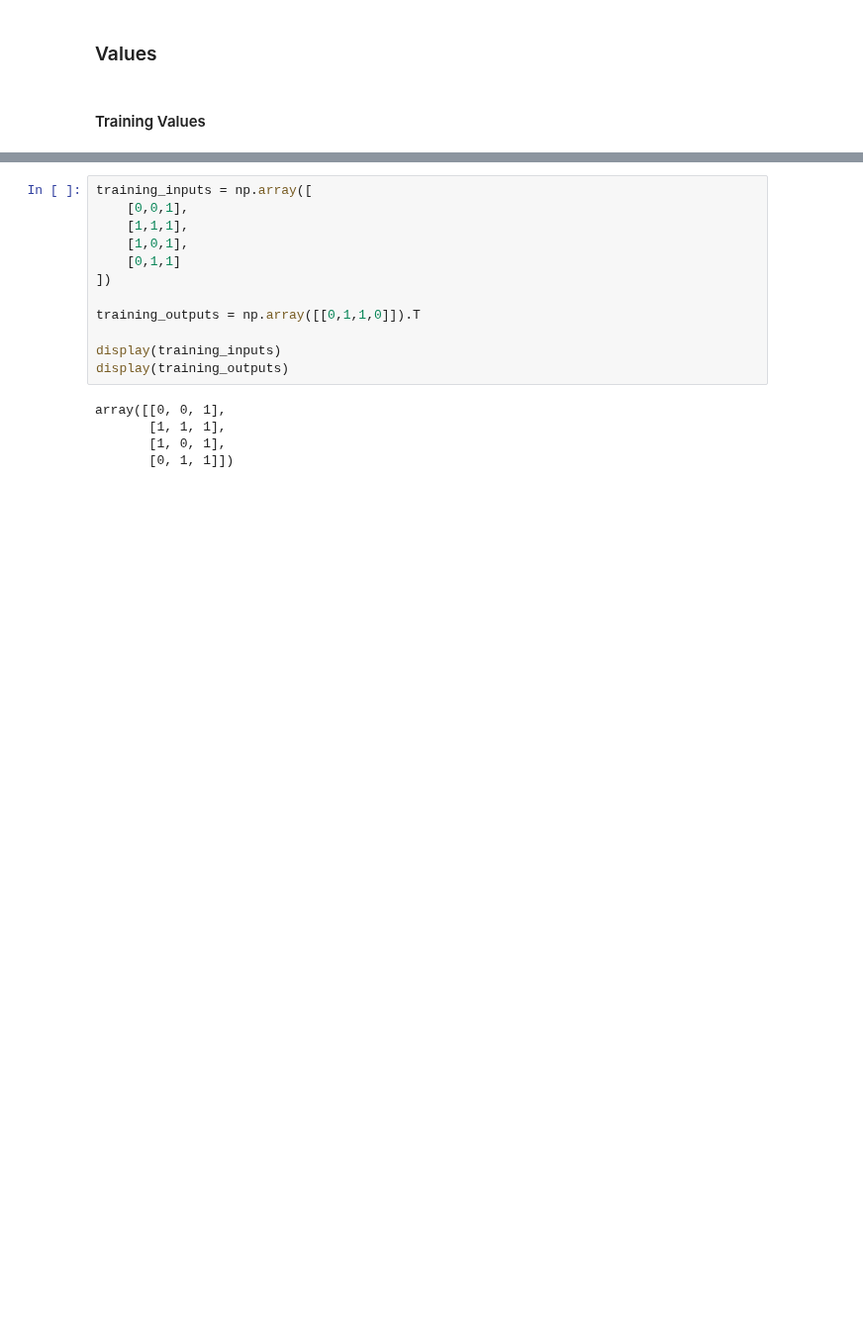
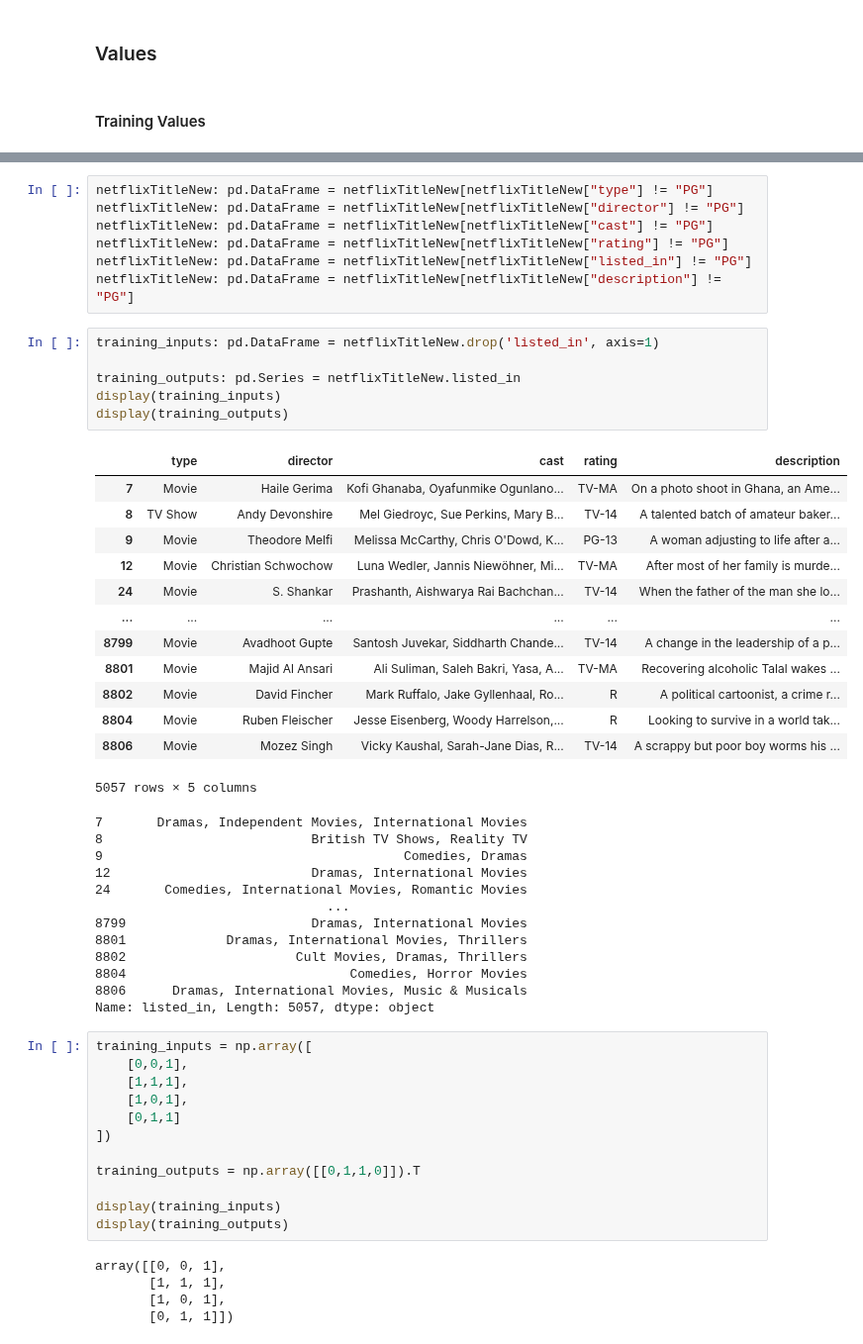
Before and after one commit to Fedezafran1/TP-Chona, a Jupyter notebook: tp2/SNN.ipynb, the cells around one changed output, grey strips where cells are left out. Shown at 99% size. Drawn from its saved outputs; the diff is of its cells as text; blank space fills up the shorter version.

```diff
--- a/tp2/SNN.ipynb
+++ b/tp2/SNN.ipynb
@@ -88,3 +78,42 @@ AttributeError: module 'pandas' has no attribute 'read_dumies'
+# %%
+netflixTitleNew: pd.DataFrame = netflixTitleNew[netflixTitleNew["type"] != "PG"]
+netflixTitleNew: pd.DataFrame = netflixTitleNew[netflixTitleNew["director"] != "PG"]
+netflixTitleNew: pd.DataFrame = netflixTitleNew[netflixTitleNew["cast"] != "PG"]
+netflixTitleNew: pd.DataFrame = netflixTitleNew[netflixTitleNew["rating"] != "PG"]
+netflixTitleNew: pd.DataFrame = netflixTitleNew[netflixTitleNew["listed_in"] != "PG"]
+netflixTitleNew: pd.DataFrame = netflixTitleNew[netflixTitleNew["description"] != "PG"]
+# %%
+training_inputs: pd.DataFrame = netflixTitleNew.drop('listed_in', axis=1)
+
+training_outputs: pd.Series = netflixTitleNew.listed_in
+display(training_inputs)
+display(training_outputs)
+# %% [output]
+|  | type | director | cast | rating | description |
+| 7 | Movie | Haile Gerima | Kofi Ghanaba, Oyafunmike Ogunlano... | TV-MA | On a photo shoot in Ghana, an Ame... |
+| 8 | TV Show | Andy Devonshire | Mel Giedroyc, Sue Perkins, Mary B... | TV-14 | A talented batch of amateur baker... |
+| 9 | Movie | Theodore Melfi | Melissa McCarthy, Chris O'Dowd, K... | PG-13 | A woman adjusting to life after a... |
+| 12 | Movie | Christian Schwochow | Luna Wedler, Jannis Niewöhner, Mi... | TV-MA | After most of her family is murde... |
+| 24 | Movie | S. Shankar | Prashanth, Aishwarya Rai Bachchan... | TV-14 | When the father of the man she lo... |
+| ... | ... | ... | ... | ... | ... |
+| 8799 | Movie | Avadhoot Gupte | Santosh Juvekar, Siddharth Chande... | TV-14 | A change in the leadership of a p... |
+| 8801 | Movie | Majid Al Ansari | Ali Suliman, Saleh Bakri, Yasa, A... | TV-MA | Recovering alcoholic Talal wakes ... |
+| 8802 | Movie | David Fincher | Mark Ruffalo, Jake Gyllenhaal, Ro... | R | A political cartoonist, a crime r... |
+| 8804 | Movie | Ruben Fleischer | Jesse Eisenberg, Woody Harrelson,... | R | Looking to survive in a world tak... |
+| 8806 | Movie | Mozez Singh | Vicky Kaushal, Sarah-Jane Dias, R... | TV-14 | A scrappy but poor boy worms his ... |
+5057 rows × 5 columns
+7       Dramas, Independent Movies, International Movies
+8                           British TV Shows, Reality TV
+9                                       Comedies, Dramas
+12                          Dramas, International Movies
+24       Comedies, International Movies, Romantic Movies
+                              ...
+8799                        Dramas, International Movies
+8801             Dramas, International Movies, Thrillers
+8802                      Cult Movies, Dramas, Thrillers
+8804                             Comedies, Horror Movies
+8806      Dramas, International Movies, Music & Musicals
+Name: listed_in, Length: 5057, dtype: object
 # %%
 training_inputs = np.array([
     [0,0,1],
```
Also changed, not shown: parts of 3 cells of this notebook.
